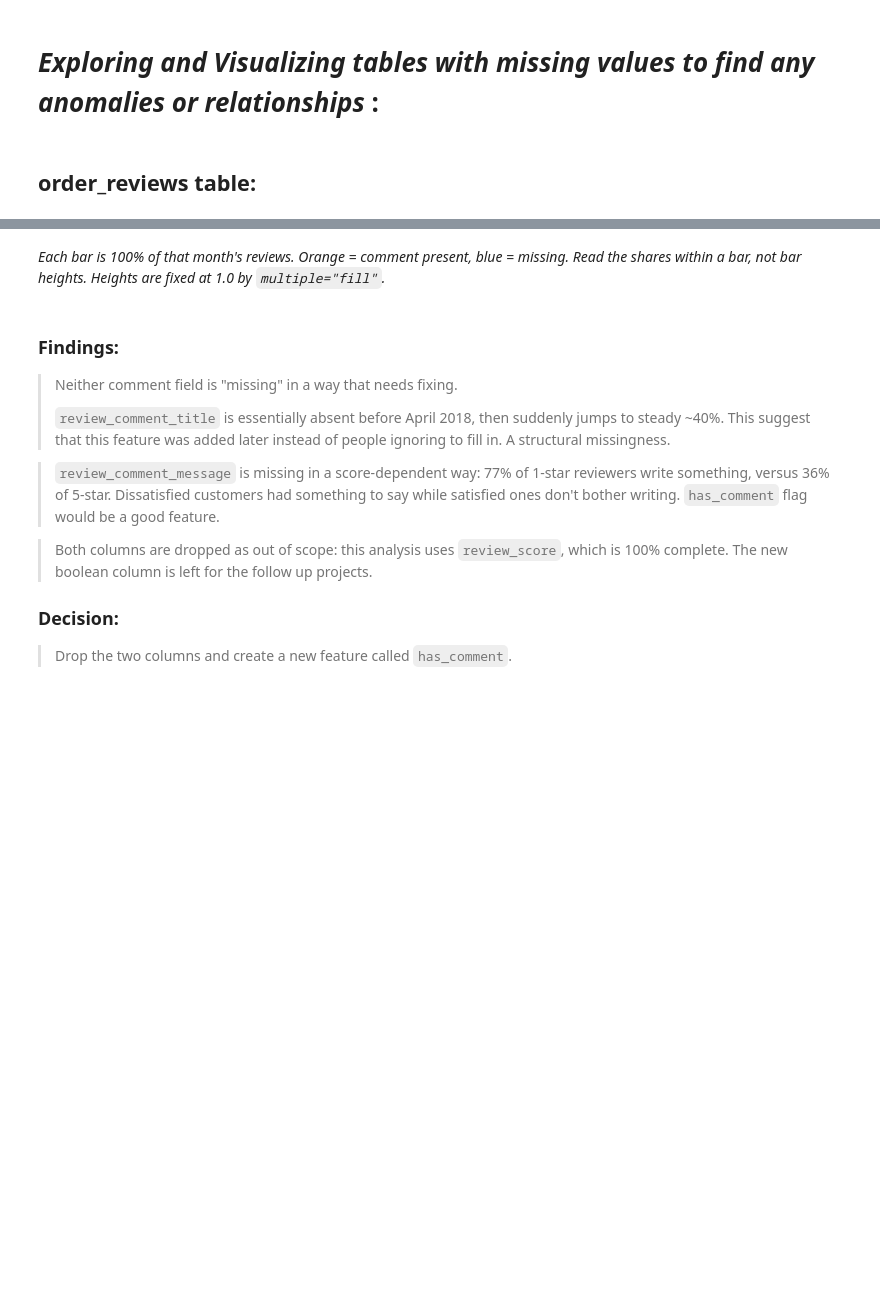
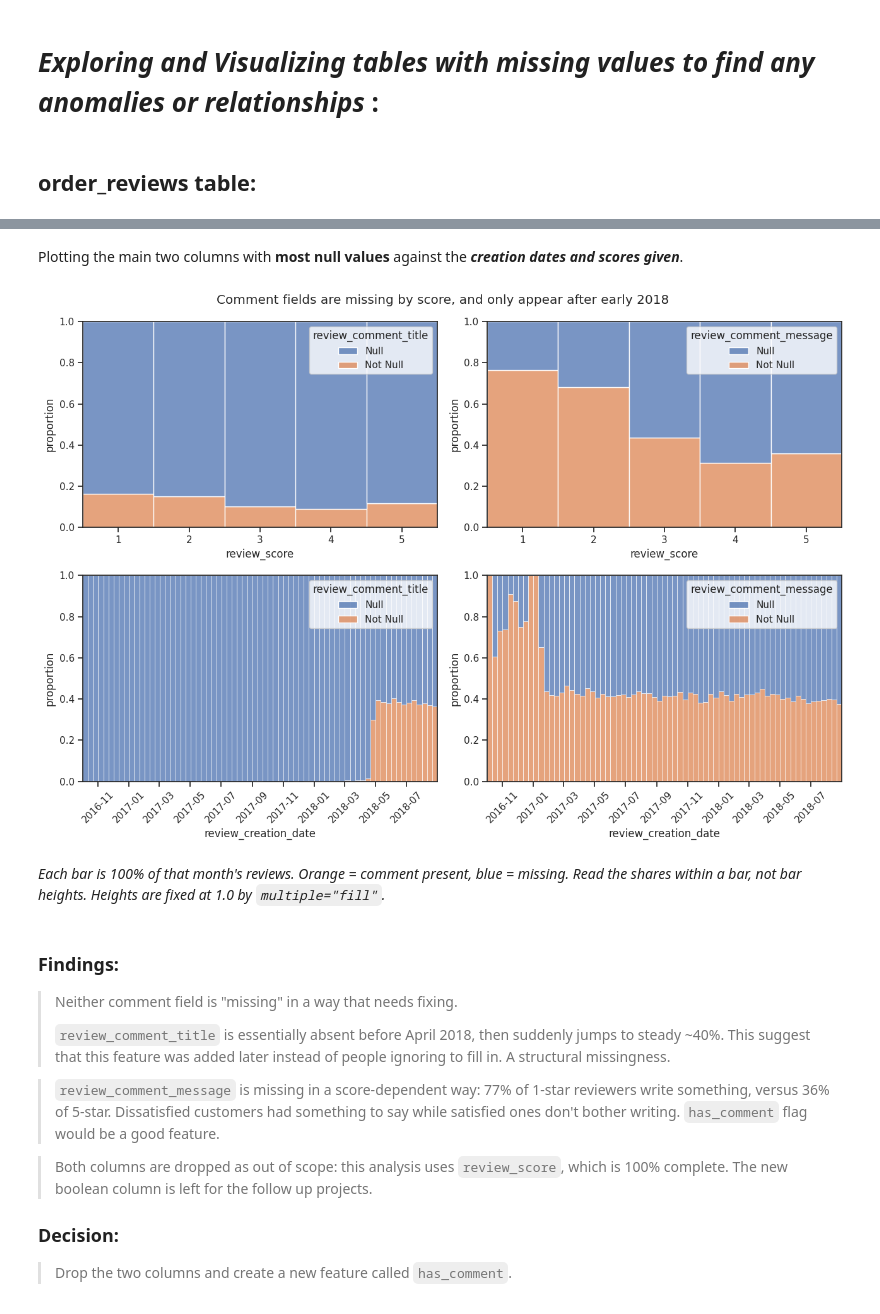
Before and after one commit to doniyor117/olist-marketplace-analysis, a Jupyter notebook: 01-delivery-estimates/analysis.ipynb, the cells around one changed output, grey strips where cells are left out. Drawn from its saved outputs; the diff is of its cells as text; code cells hidden in the pictures; blank space fills up the shorter version.

```diff
--- a/01-delivery-estimates/analysis.ipynb
+++ b/01-delivery-estimates/analysis.ipynb
@@ -175,3 +190,41 @@ sus_tables = ["order_reviews", "products", "orders"]
+# %%
+rev = dataset[sus_tables[0]][[
+    "review_score",
+    "review_creation_date",
+    "review_comment_title",
+    "review_comment_message"
+]].copy()
+
+rev["review_creation_date"] = pd.to_datetime(rev["review_creation_date"])
+
+for col in ["review_comment_title", "review_comment_message"]:
+    rev[col] = rev[col].isnull().replace({True: "Null", False: "Not Null"})
+# %% [markdown]
+Plotting the main two columns with **most null values** against the ***creation dates and scores given***.
+# %%
+# one panel per (breakdown, comment column): share of reviews with the comment present vs missing
+fig, axes = plt.subplots(2, 2, figsize=(13, 9))
+
+panels = [
+    ("review_score", "review_comment_title"),
+    ("review_score", "review_comment_message"),
+    ("review_creation_date", "review_comment_title"),
+    ("review_creation_date", "review_comment_message"),
+]
+
+for ax, (x, comment_col) in zip(axes.flat, panels):
+    discrete = x == "review_score"
+    sns.histplot(rev, x=x, hue=comment_col, multiple="fill", discrete=discrete, ax=ax)
+    ax.set_ylabel("proportion")
+    if not discrete:
+        ax.tick_params(axis="x", rotation=45)
+
+fig.suptitle("Comment fields are missing by score, and only appear after early 2018")
+fig.tight_layout()
+save_fig("01_review_comment_missingness.png")
+plt.show()
+# %% [output]
+[figure, added]
 # %% [markdown]
 _Each bar is 100% of that month's reviews. Orange = comment present, blue = missing.
 Read the *shares* within a bar, not bar heights. Heights are fixed at 1.0 by `multiple="fill"`._
```
Also changed, not shown: parts of 41 cells of this notebook, 12 other files.
